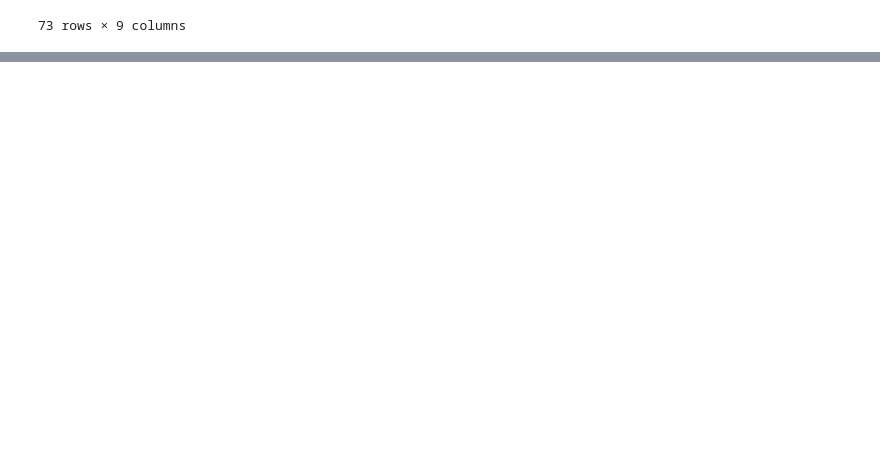
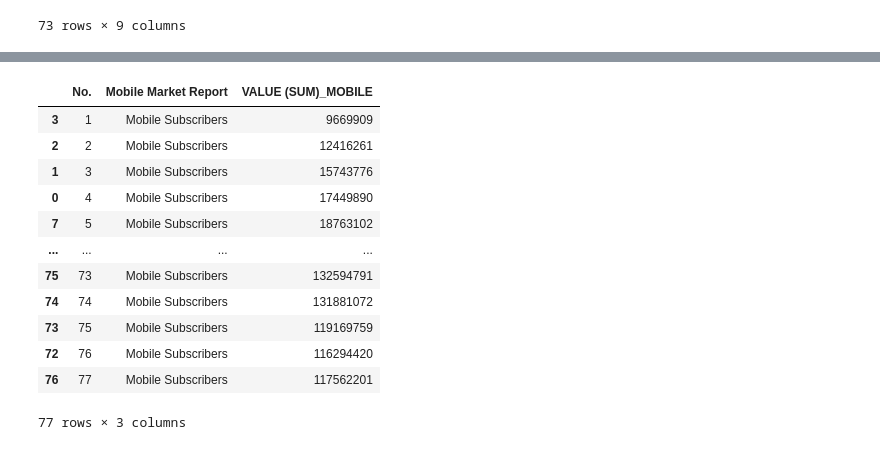
Before and after one commit to mintra-tippayaratsontorn/DWDM21, a Jupyter notebook: Project_DWDM.ipynb, the cells around one changed output, grey strips where cells are left out. Cells and saved outputs as stored; diff of their text form; code cells hidden in the pictures; blank space fills up the shorter version.

```diff
--- a/Project_DWDM.ipynb
+++ b/Project_DWDM.ipynb
@@ -219,0 +272,18 @@ merge_table2
+# %%
+# ตัด column ของตาราง data_population (ตัด column ที่ซ้ำกันออกคือ No. กับ QUARTER)
+data_mobile2.drop(['YEAR / QUARTER (DATE) (QUARTER)','YEAR / QUARTER (DATE) (YEAR)'], axis=1, inplace=True)  # axis=1 คือลบcolumn / axis=0 คือลบrow
+data_mobile2
+# %% [output]
+|  | No. | Mobile Market Report | VALUE (SUM)_MOBILE |
+| 3 | 1 | Mobile Subscribers | 9669909 |
+| 2 | 2 | Mobile Subscribers | 12416261 |
+| 1 | 3 | Mobile Subscribers | 15743776 |
+| 0 | 4 | Mobile Subscribers | 17449890 |
+| 7 | 5 | Mobile Subscribers | 18763102 |
+| ... | ... | ... | ... |
+| 75 | 73 | Mobile Subscribers | 132594791 |
+| 74 | 74 | Mobile Subscribers | 131881072 |
+| 73 | 75 | Mobile Subscribers | 119169759 |
+| 72 | 76 | Mobile Subscribers | 116294420 |
+| 76 | 77 | Mobile Subscribers | 117562201 |
+77 rows × 3 columns
```
Also changed, not shown: parts of 10 cells of this notebook.
